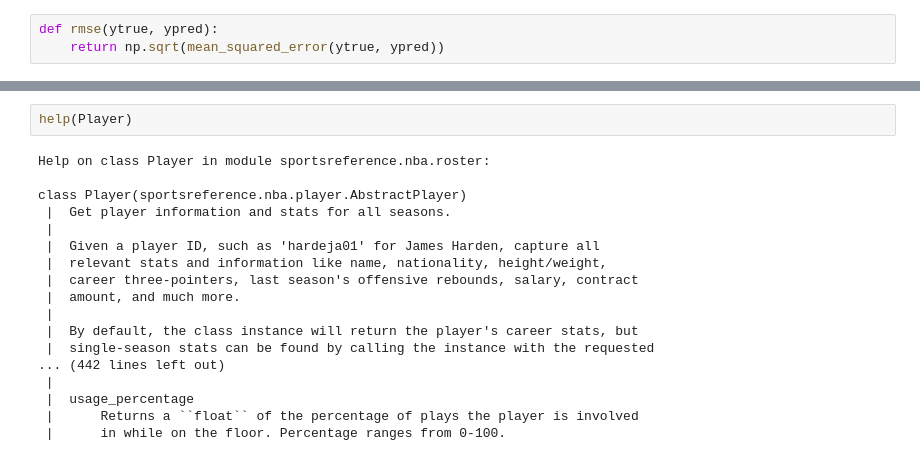
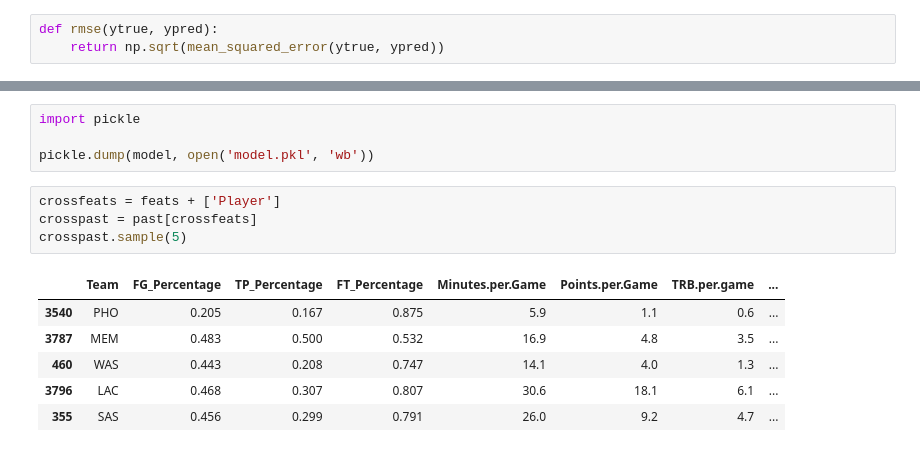
Before and after one commit to leocpp/Data-Science, a Jupyter notebook: Model.ipynb, the cells around one changed output, grey strips where cells are left out. Cells and saved outputs as stored; diff of their text form.

```diff
--- a/Model.ipynb
+++ b/Model.ipynb
@@ -407,20 +311,15 @@ for ID in clipsID:
-# %%
-help(Player)
-# %% [output]
-Help on class Player in module sportsreference.nba.roster:
-
-class Player(sportsreference.nba.player.AbstractPlayer)
- |  Get player information and stats for all seasons.
- |
- |  Given a player ID, such as 'hardeja01' for James Harden, capture all
- |  relevant stats and information like name, nationality, height/weight,
- |  career three-pointers, last season's offensive rebounds, salary, contract
- |  amount, and much more.
- |
- |  By default, the class instance will return the player's career stats, but
- |  single-season stats can be found by calling the instance with the requested
-... (442 lines left out)
- |
- |  usage_percentage
- |      Returns a ``float`` of the percentage of plays the player is involved
- |      in while on the floor. Percentage ranges from 0-100.
+# %%
+import pickle
+
+pickle.dump(model, open('model.pkl', 'wb'))
+# %%
+crossfeats = feats + ['Player']
+crosspast = past[crossfeats]
+crosspast.sample(5)
+# %% [output]
+|  | Team | FG_Percentage | TP_Percentage | FT_Percentage | Minutes.per.Game | Points.per.Game | TRB.per.game | ... |
+| 3540 | PHO | 0.205 | 0.167 | 0.875 | 5.9 | 1.1 | 0.6 | ... |
+| 3787 | MEM | 0.483 | 0.500 | 0.532 | 16.9 | 4.8 | 3.5 | ... |
+| 460 | WAS | 0.443 | 0.208 | 0.747 | 14.1 | 4.0 | 1.3 | ... |
+| 3796 | LAC | 0.468 | 0.307 | 0.807 | 30.6 | 18.1 | 6.1 | ... |
+| 355 | SAS | 0.456 | 0.299 | 0.791 | 26.0 | 9.2 | 4.7 | ... |
```
Also changed, not shown: parts of 40 cells of this notebook, 5 other files.
